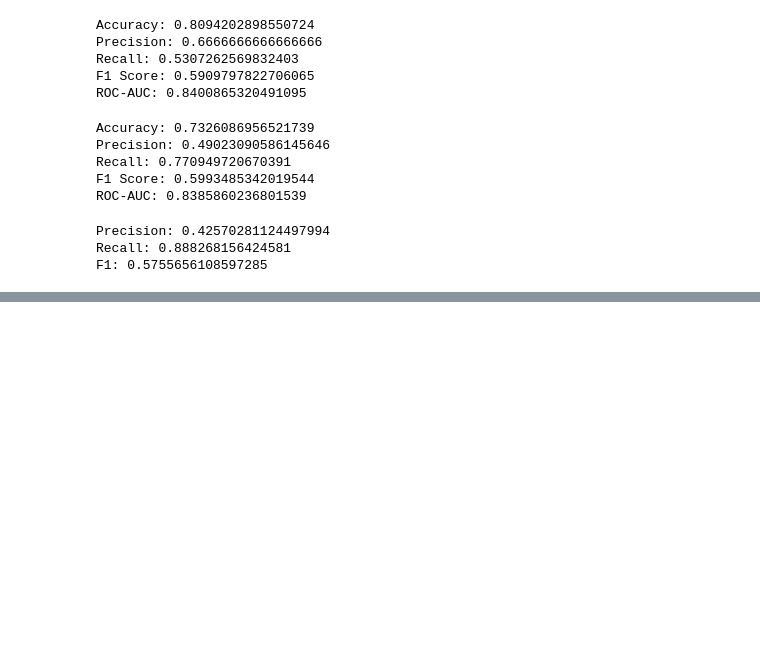
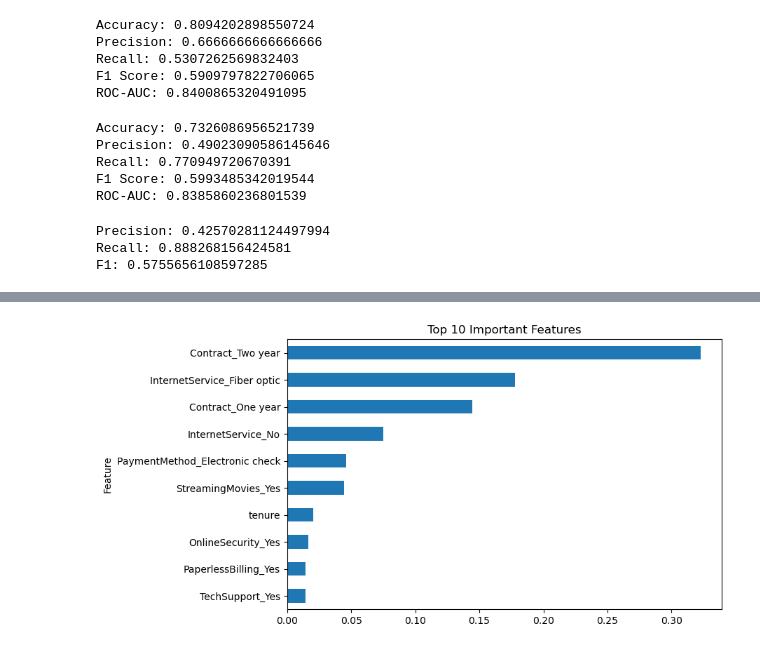
Before and after one commit to ashutosh-dev-hub/telecom-churn-prediction, a Jupyter notebook: notebooks/01_eda.ipynb, the cells around one changed output, grey strips where cells are left out. Saved outputs shown, nothing was run; the diff lists cells and outputs as text; code cells hidden in the pictures; blank space fills up the shorter version.

```diff
--- a/notebooks/01_eda.ipynb
+++ b/notebooks/01_eda.ipynb
@@ -414,0 +417,6 @@ F1: 0.5755656108597285
+# %%
+neg = sum(y_train == 0)
+pos = sum(y_train == 1)
+
+scale_pos_weight = neg / pos
+scale_pos_weight
@@ -414,0 +425,11 @@ F1: 0.5755656108597285
+# %%
+xgb_model = XGBClassifier(
+    n_estimators=300,
+    learning_rate=0.05,
+    max_depth=4,
+    random_state=42,
+    scale_pos_weight=scale_pos_weight,
+    eval_metric='logloss'
+)
+
+xgb_model.fit(X_train, y_train)
@@ -414,0 +532,9 @@ F1: 0.5755656108597285
+# %%
+import pandas as pd
+
+importance_df = pd.DataFrame({
+    "Feature": X_train.columns,
+    "Importance": xgb_model.feature_importances_
+}).sort_values(by="Importance", ascending=False)
+
+importance_df.head(10)
@@ -414,0 +553,16 @@ F1: 0.5755656108597285
+# %%
+import matplotlib.pyplot as plt
+
+importance_df.head(10).plot(
+    kind="barh",
+    x="Feature",
+    y="Importance",
+    figsize=(8,5),
+    legend=False
+)
+
+plt.gca().invert_yaxis()
+plt.title("Top 10 Important Features")
+plt.show()
+# %% [output]
+[figure, added]
```
Also changed, not shown: parts of 8 cells of this notebook.
